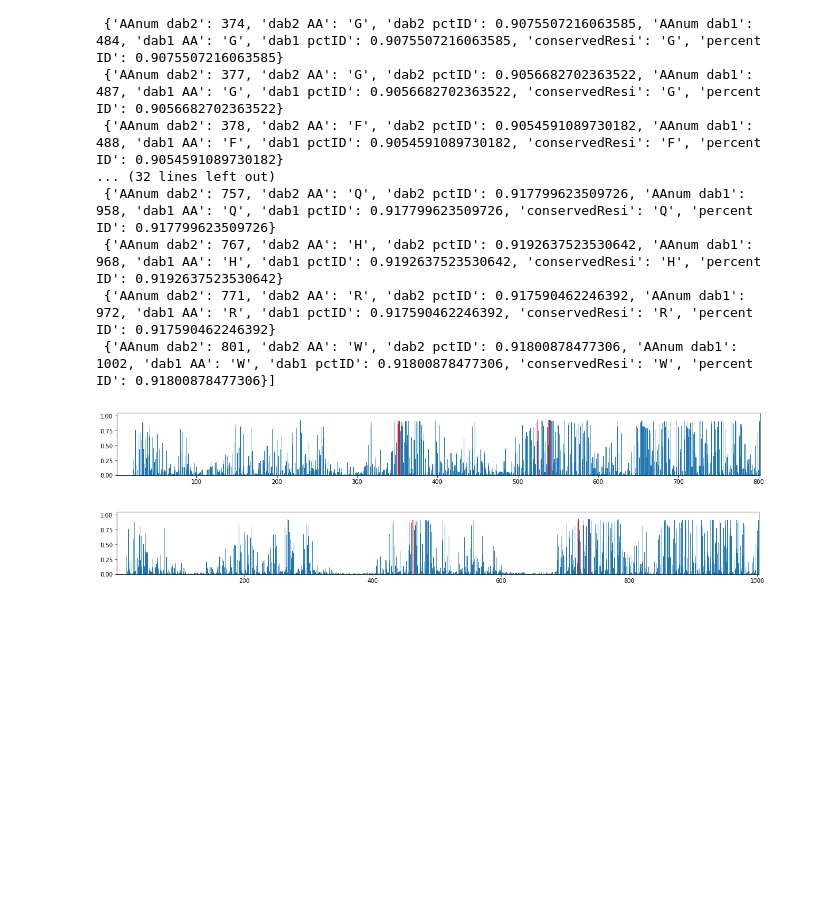
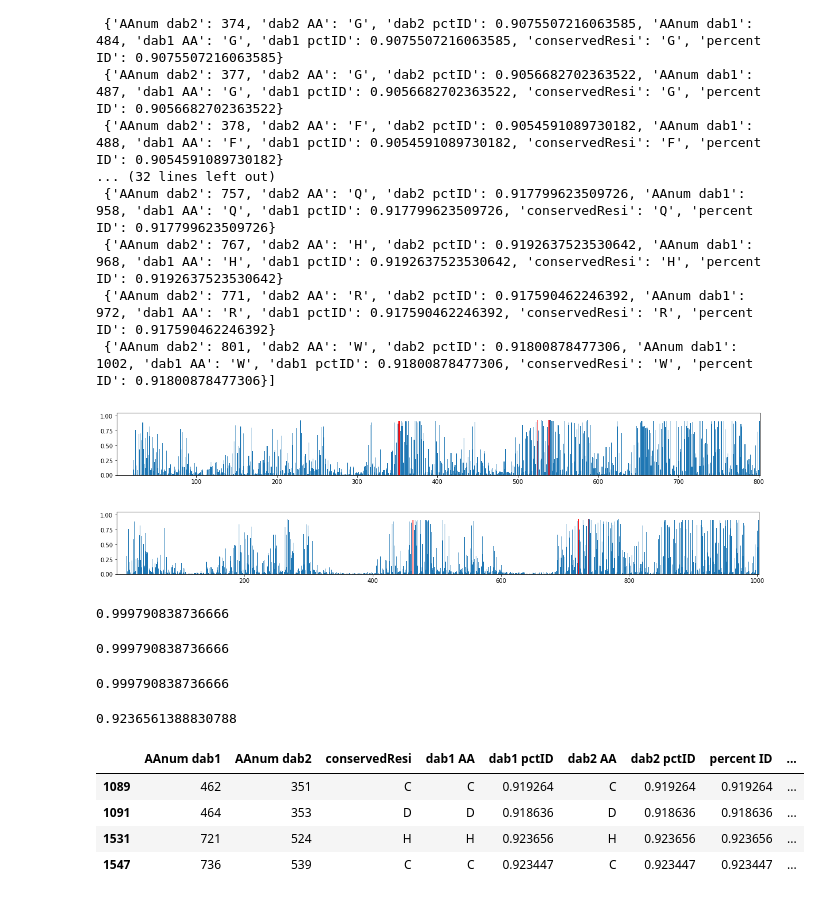
Before and after one commit to jackdesmarais/DabTransporterPaper, a Jupyter notebook: scripts/conservationScoreInAMsa.ipynb, the cells around one changed output. Saved outputs shown, nothing was run; the diff lists cells and outputs as text; code cells hidden in the pictures; blank space fills up the shorter version.

```diff
--- a/scripts/conservationScoreInAMsa.ipynb
+++ b/scripts/conservationScoreInAMsa.ipynb
@@ -198,3 +198,27 @@ conserve_df.to_csv(infile+'.csv')
  {'AAnum dab2': 801, 'dab2 AA': 'W', 'dab2 pctID': 0.91800878477306, 'AAnum dab1': 1002, 'dab1 AA': 'W', 'dab1 pctID': 0.91800878477306, 'conservedResi': 'W', 'percent ID': 0.91800878477306}]
 [figure]
 [figure]
+# %%
+conserve_df['percent ID'].max()
+# %% [output]
+0.999790838736666
+# %%
+conserve_df['dab2 pctID'].max()
+# %% [output]
+0.999790838736666
+# %%
+conserve_df['dab1 pctID'].max()
+# %% [output]
+0.999790838736666
+# %%
+conserve_df[(conserve_df['percent ID']>0.91)&(conserve_df['conservedResi']!='-')]['percent ID'].max()
+# %% [output]
+0.9236561388830788
+# %%
+conserve_df[conserve_df['active_siteD1']>0]
+# %% [output]
+|  | AAnum dab1 | AAnum dab2 | conservedResi | dab1 AA | dab1 pctID | dab2 AA | dab2 pctID | percent ID | ... |
+| 1089 | 462 | 351 | C | C | 0.919264 | C | 0.919264 | 0.919264 | ... |
+| 1091 | 464 | 353 | D | D | 0.918636 | D | 0.918636 | 0.918636 | ... |
+| 1531 | 721 | 524 | H | H | 0.923656 | H | 0.923656 | 0.923656 | ... |
+| 1547 | 736 | 539 | C | C | 0.923447 | C | 0.923447 | 0.923447 | ... |
```
Also changed, not shown: parts of 2 cells of this notebook, 4 other files.
